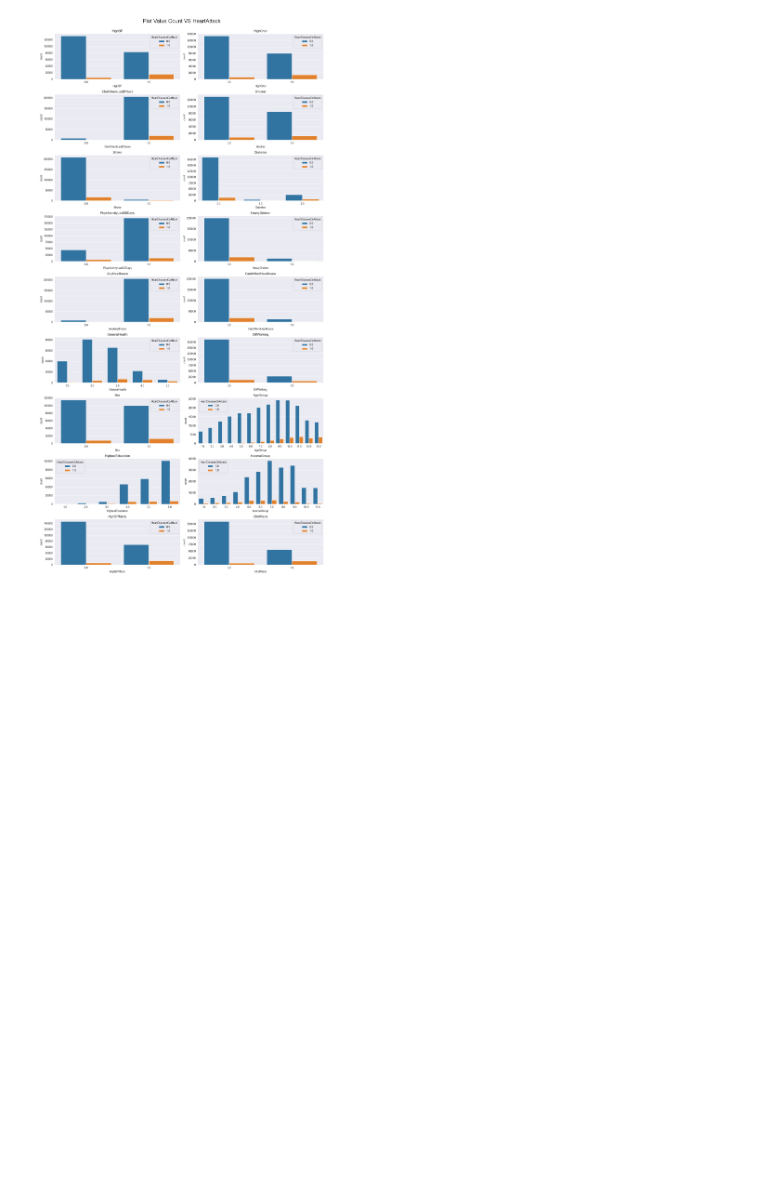
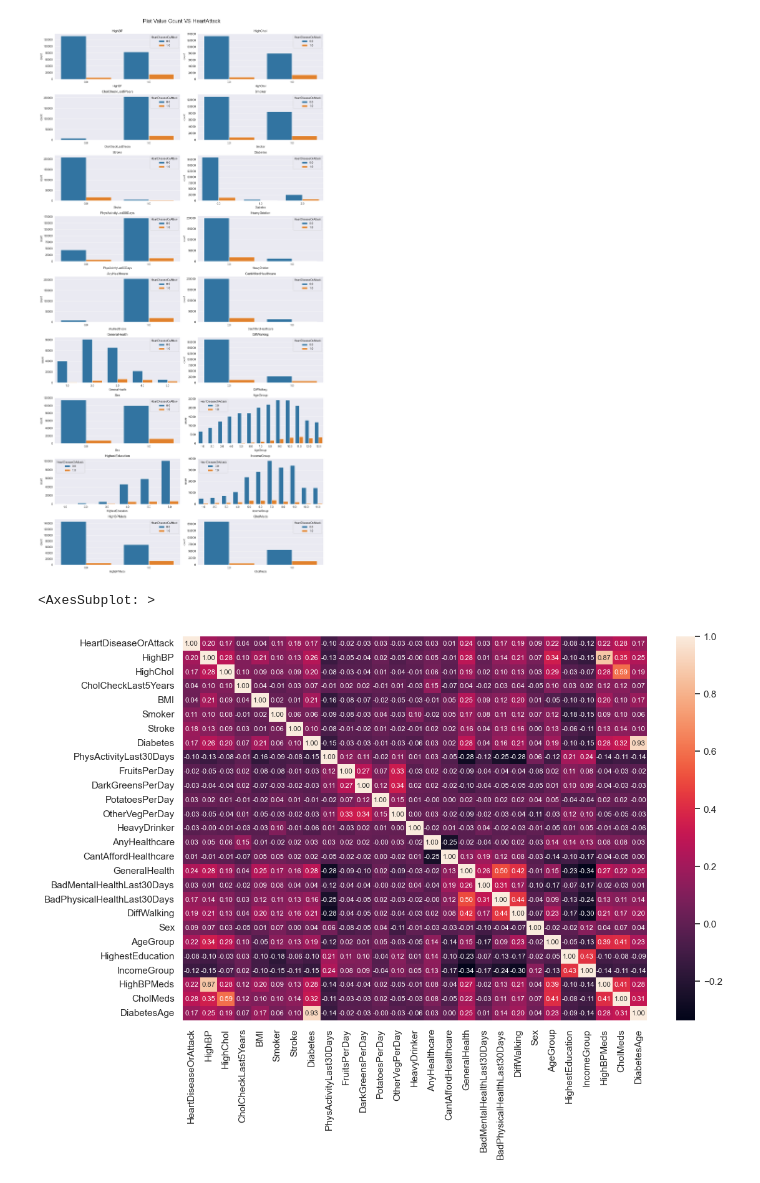
Before and after one commit to RyanGaudion/COM618-DataScience, a Jupyter notebook: Practice/01-ReadDataSet/03-EDA.ipynb, the cells around one changed output. Saved outputs shown, nothing was run; the diff lists cells and outputs as text; code cells hidden in the pictures; blank space fills up the shorter version.

Commit message:
Uni, Bi & MultiVariant Analysis Complete

```diff
--- a/Practice/01-ReadDataSet/03-EDA.ipynb
+++ b/Practice/01-ReadDataSet/03-EDA.ipynb
@@ -136,0 +135,12 @@ for i,column in enumerate(catcol[1:]):
+# %%
+# Multi Variant Analysis
+# Look at the correlation between variables
+
+corr = df.corr()
+
+sns.set(rc={"figure.figsize":(12, 8)}) #width=8, height=4
+
+sns.heatmap(corr, annot=True, fmt='.2f', annot_kws={'size': 8})#, cmap="Blues")#, annot=True)
+# %% [output]
+<AxesSubplot: >
+[figure, added]
```
Also changed, not shown: parts of 3 cells of this notebook.
